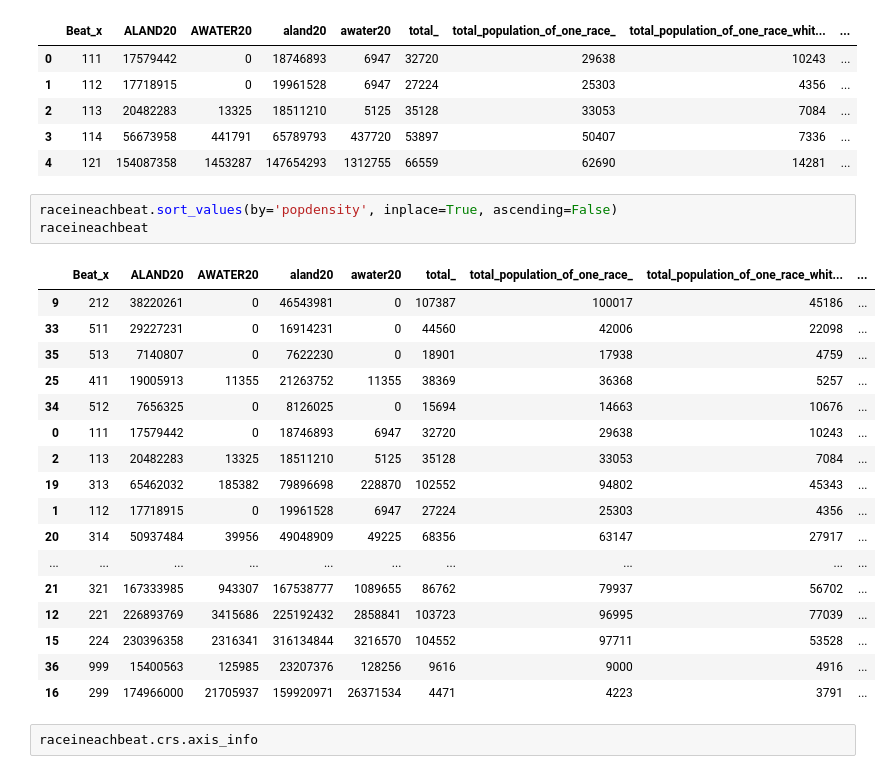
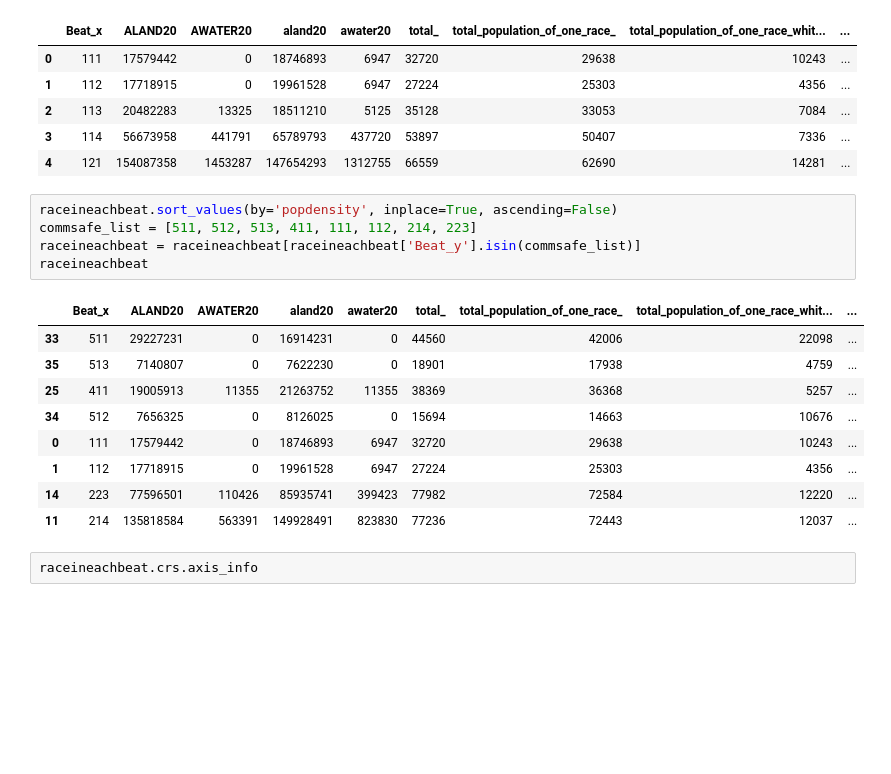
Before and after one commit to sadiesheridan/dataplus-project27-community-safety-durham, a Jupyter notebook: 10_code/dpddata.ipynb, the cells around one changed output. Drawn from its saved outputs; the diff is of its cells as text; blank space fills up the shorter version.

```diff
--- a/10_code/dpddata.ipynb
+++ b/10_code/dpddata.ipynb
@@ -550,25 +539,19 @@ raceineachbeat.head()
 | 4 | 121 | 154087358 | 1453287 | 147654293 | 1312755 | 66559 | 62690 | 14281 | ... |
 # %%
 raceineachbeat.sort_values(by='popdensity', inplace=True, ascending=False)
+commsafe_list = [511, 512, 513, 411, 111, 112, 214, 223]
+raceineachbeat = raceineachbeat[raceineachbeat['Beat_y'].isin(commsafe_list)]
 raceineachbeat
 # %% [output]
 |  | Beat_x | ALAND20 | AWATER20 | aland20 | awater20 | total_ | total_population_of_one_race_ | total_population_of_one_race_whit... | ... |
-| 9 | 212 | 38220261 | 0 | 46543981 | 0 | 107387 | 100017 | 45186 | ... |
 | 33 | 511 | 29227231 | 0 | 16914231 | 0 | 44560 | 42006 | 22098 | ... |
 | 35 | 513 | 7140807 | 0 | 7622230 | 0 | 18901 | 17938 | 4759 | ... |
 | 25 | 411 | 19005913 | 11355 | 21263752 | 11355 | 38369 | 36368 | 5257 | ... |
 | 34 | 512 | 7656325 | 0 | 8126025 | 0 | 15694 | 14663 | 10676 | ... |
 | 0 | 111 | 17579442 | 0 | 18746893 | 6947 | 32720 | 29638 | 10243 | ... |
-| 2 | 113 | 20482283 | 13325 | 18511210 | 5125 | 35128 | 33053 | 7084 | ... |
-| 19 | 313 | 65462032 | 185382 | 79896698 | 228870 | 102552 | 94802 | 45343 | ... |
 | 1 | 112 | 17718915 | 0 | 19961528 | 6947 | 27224 | 25303 | 4356 | ... |
-| 20 | 314 | 50937484 | 39956 | 49048909 | 49225 | 68356 | 63147 | 27917 | ... |
-| ... | ... | ... | ... | ... | ... | ... | ... | ... | ... |
-| 21 | 321 | 167333985 | 943307 | 167538777 | 1089655 | 86762 | 79937 | 56702 | ... |
-| 12 | 221 | 226893769 | 3415686 | 225192432 | 2858841 | 103723 | 96995 | 77039 | ... |
-| 15 | 224 | 230396358 | 2316341 | 316134844 | 3216570 | 104552 | 97711 | 53528 | ... |
-| 36 | 999 | 15400563 | 125985 | 23207376 | 128256 | 9616 | 9000 | 4916 | ... |
-| 16 | 299 | 174966000 | 21705937 | 159920971 | 26371534 | 4471 | 4223 | 3791 | ... |
+| 14 | 223 | 77596501 | 110426 | 85935741 | 399423 | 77982 | 72584 | 12220 | ... |
+| 11 | 214 | 135818584 | 563391 | 149928491 | 823830 | 77236 | 72443 | 12037 | ... |
 # %%
 raceineachbeat.crs.axis_info
 # %% [output]
```
Also changed, not shown: parts of 12 cells of this notebook, 1 other file.
